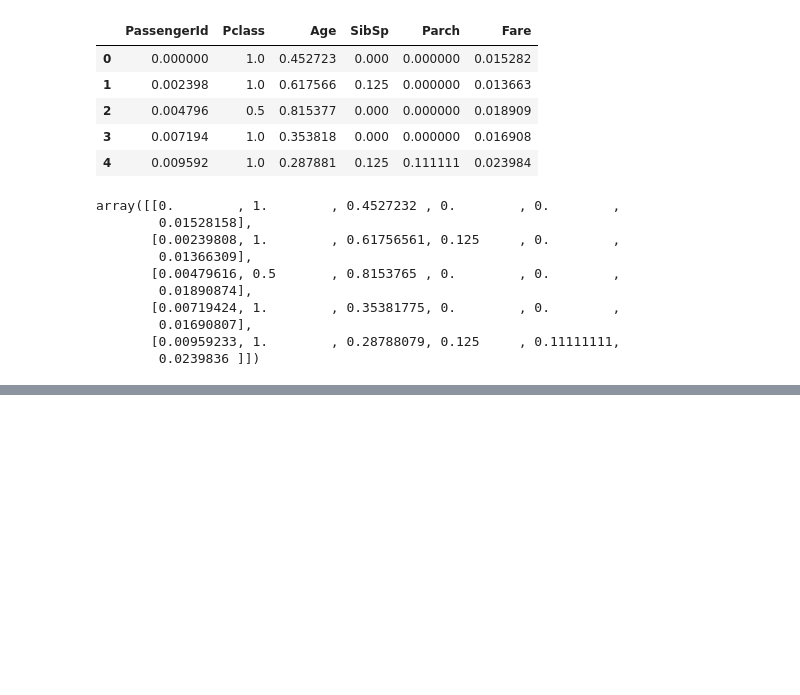
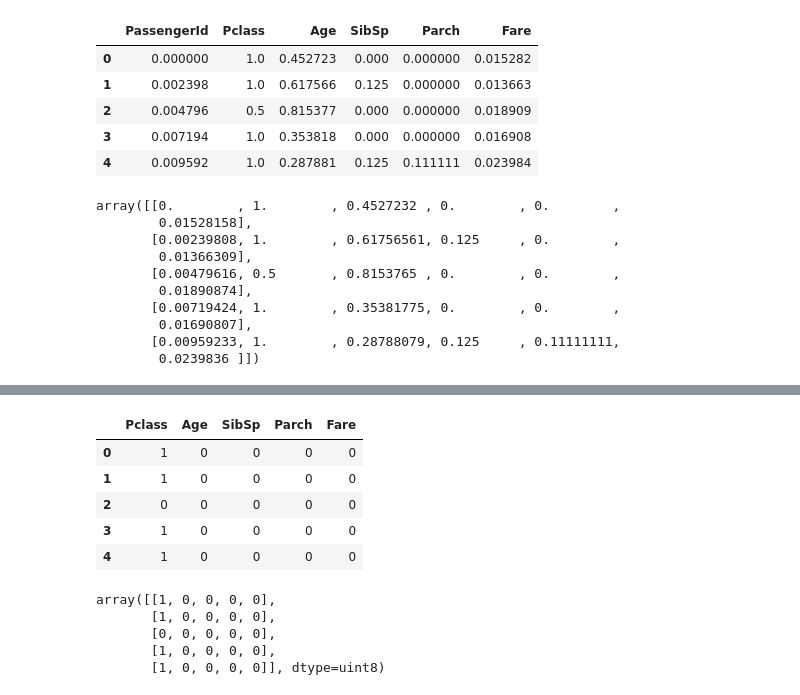
Before and after one commit to joaomboni/Titanic, a Jupyter notebook: titanic/TITANIC.ipynb, the cells around one changed output, grey strips where cells are left out. Cells and saved outputs as stored; diff of their text form; code cells hidden in the pictures; blank space fills up the shorter version.

```diff
--- a/titanic/TITANIC.ipynb
+++ b/titanic/TITANIC.ipynb
@@ -669,0 +715,11 @@ array([0, 1, 0, 1, 0], dtype=uint8)
+# %%
+X_teste = teste_normal.astype(np.uint8)
+# %%
+X_teste.head()
+# %% [output]
+|  | Pclass | Age | SibSp | Parch | Fare |
+| 0 | 1 | 0 | 0 | 0 | 0 |
+| 1 | 1 | 0 | 0 | 0 | 0 |
+| 2 | 0 | 0 | 0 | 0 | 0 |
+| 3 | 1 | 0 | 0 | 0 | 0 |
+| 4 | 1 | 0 | 0 | 0 | 0 |
@@ -669,0 +728,8 @@ array([0, 1, 0, 1, 0], dtype=uint8)
+# %%
+X_teste_array[:5]
+# %% [output]
+array([[1, 0, 0, 0, 0],
+       [1, 0, 0, 0, 0],
+       [0, 0, 0, 0, 0],
+       [1, 0, 0, 0, 0],
+       [1, 0, 0, 0, 0]], dtype=uint8)
```
Also changed, not shown: parts of 73 cells of this notebook, 2 other files.
